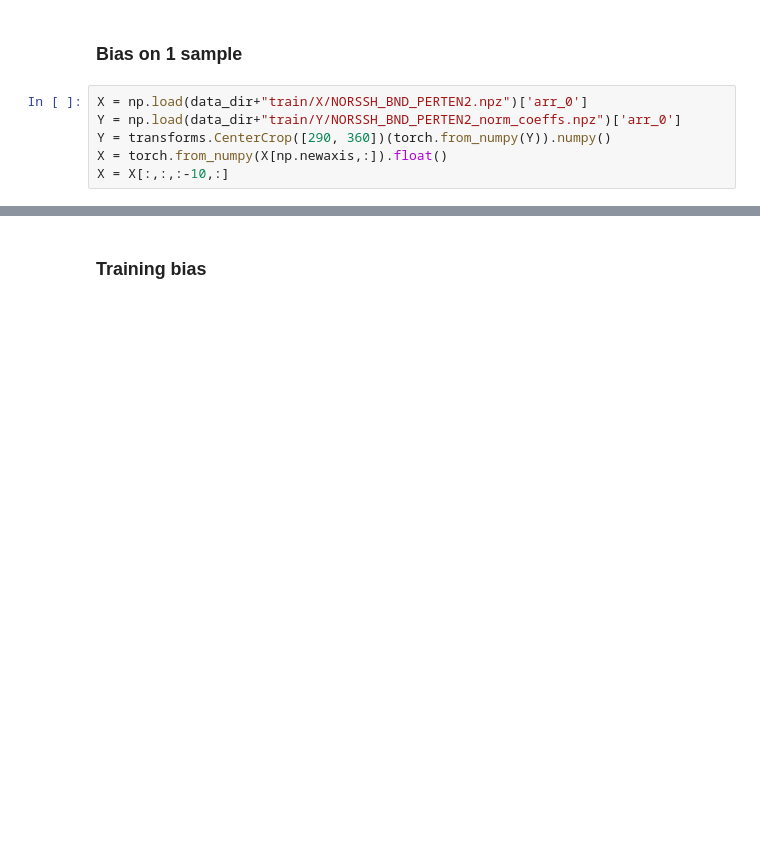
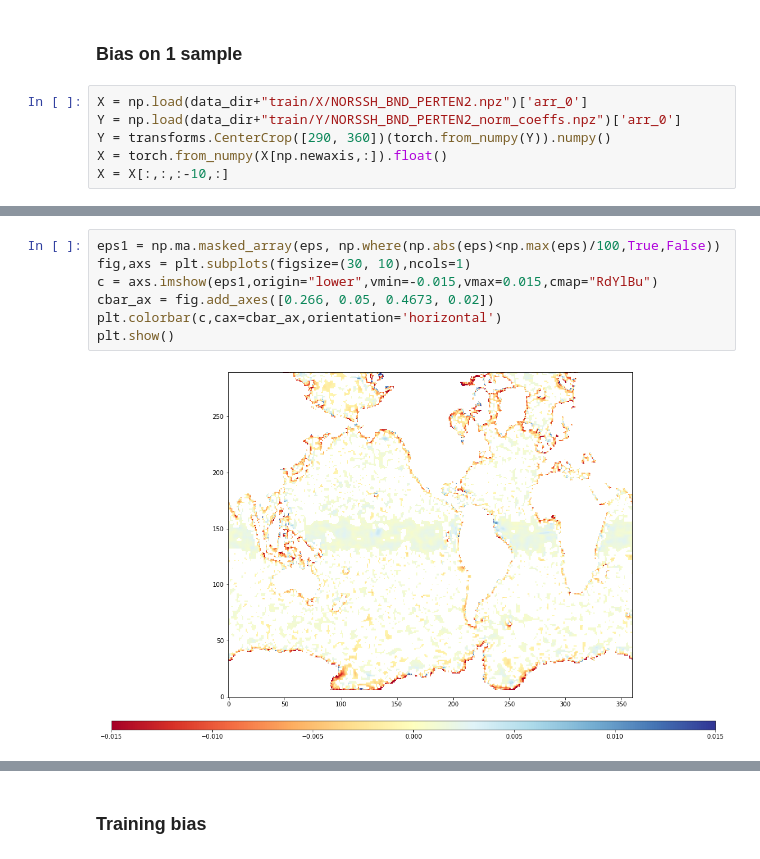
Before and after one commit to FolkeKS/DL-normalization, a Jupyter notebook: notebooks/cnn_nemo_plot.ipynb, the cells around one changed output, grey strips where cells are left out. Cells and saved outputs as stored; diff of their text form; blank space fills up the shorter version.

```diff
--- a/notebooks/cnn_nemo_plot.ipynb
+++ b/notebooks/cnn_nemo_plot.ipynb
@@ -70,2 +64,11 @@ plt.show()
+# %%
+eps1 = np.ma.masked_array(eps, np.where(np.abs(eps)<np.max(eps)/100,True,False))
+fig,axs = plt.subplots(figsize=(30, 10),ncols=1)
+c = axs.imshow(eps1,origin="lower",vmin=-0.015,vmax=0.015,cmap="RdYlBu")
+cbar_ax = fig.add_axes([0.266, 0.05, 0.4673, 0.02])
+plt.colorbar(c,cax=cbar_ax,orientation='horizontal')
+plt.show()
+# %% [output]
+[figure, added]
 # %%
 fig,axs = plt.subplots(figsize=(30, 10),ncols=1)
```
Also changed, not shown: parts of 14 cells of this notebook, 3 other files.
